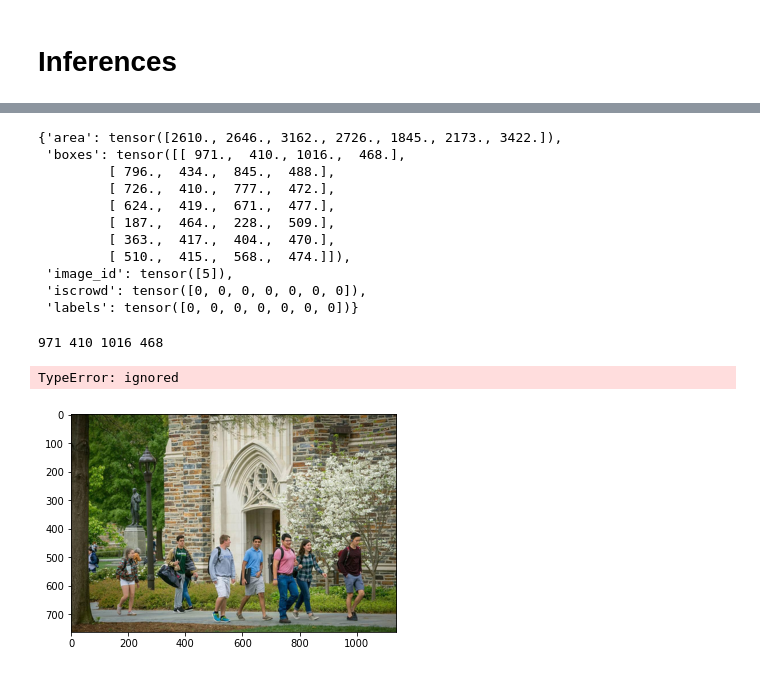
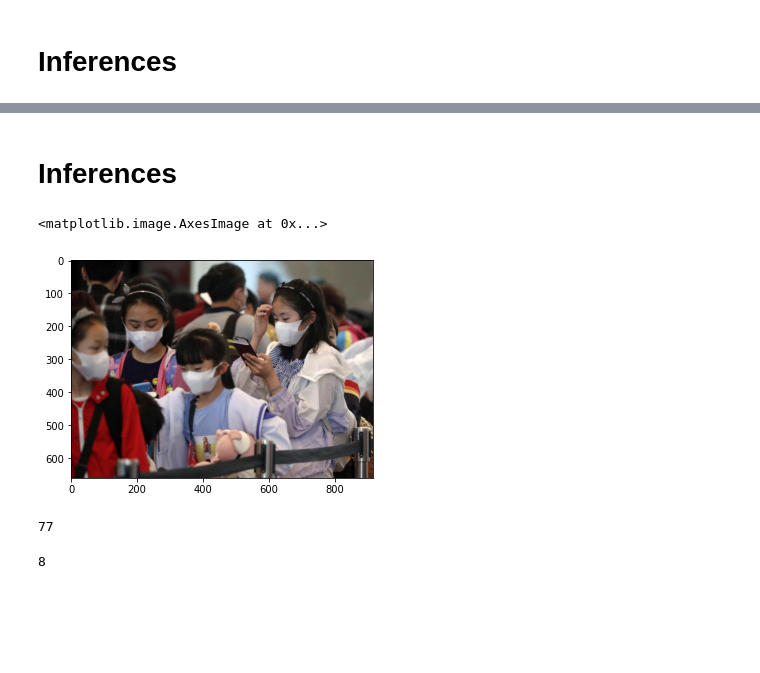
Before and after one commit to skj092/mask-detector, a Jupyter notebook: Mask_Detection_Model.ipynb, the cells around one changed output, grey strips where cells are left out. Drawn from its saved outputs; the diff is of its cells as text; code cells hidden in the pictures; blank space fills up the shorter version.

```diff
--- a/Mask_Detection_Model.ipynb
+++ b/Mask_Detection_Model.ipynb
@@ -378,14 +361,0 @@ plt.imshow(img.permute(1,2,0))
-# %%
-target
-# %% [output]
-{'area': tensor([2610., 2646., 3162., 2726., 1845., 2173., 3422.]),
- 'boxes': tensor([[ 971.,  410., 1016.,  468.],
-         [ 796.,  434.,  845.,  488.],
-         [ 726.,  410.,  777.,  472.],
-         [ 624.,  419.,  671.,  477.],
-         [ 187.,  464.,  228.,  509.],
-         [ 363.,  417.,  404.,  470.],
-         [ 510.,  415.,  568.,  474.]]),
- 'image_id': tensor([5]),
- 'iscrowd': tensor([0, 0, 0, 0, 0, 0, 0]),
- 'labels': tensor([0, 0, 0, 0, 0, 0, 0])}
@@ -408,16 +361,0 @@ def plot_img_bbox(img, target):
-# %%
-bbox = target['boxes']; bbox
-label = target['labels']
-label = list(map(class2lbl, label.tolist())); label
-for i in range(len(bbox)):
-  xmin = int(bbox[i][0])
-  ymin = int(bbox[i][1])
-  xmax = int(bbox[i][2])
-  ymax = int(bbox[i][3])
-  print(xmin, ymin, xmax, ymax)
-  plt.imshow(img.permute(1,2,0))
-  cv2.rectangle(img, (xmin, ymin), (xmax, ymax), (0, 255, 0), 2)
-# %% [output]
-971 410 1016 468
-TypeError: ignored
-[figure, removed]
@@ -425,0 +362,9 @@ cv2.rectangle??
+# %% [markdown]
+# Inferences
+# %%
+img = cv2.imread("/content/valid/0009S6815V3PEU1N-C123-F4_jpg.rf.128ad940f96aa8fa5174093ddb7ae5ee.jpg")
+img = cv2.cvtColor(img, cv2.COLOR_BGR2RGB)
+plt.imshow(img)
+# %% [output]
+<matplotlib.image.AxesImage at 0x...>
+[figure, added]
@@ -425,0 +379,9 @@ cv2.rectangle??
+# %%
+len(prediction['boxes'])
+# %% [output]
+77
+# %%
+final_prediction = apply_nms(prediction)
+len(final_prediction['boxes'])
+# %% [output]
+8
```
Also changed, not shown: parts of 16 cells of this notebook.
